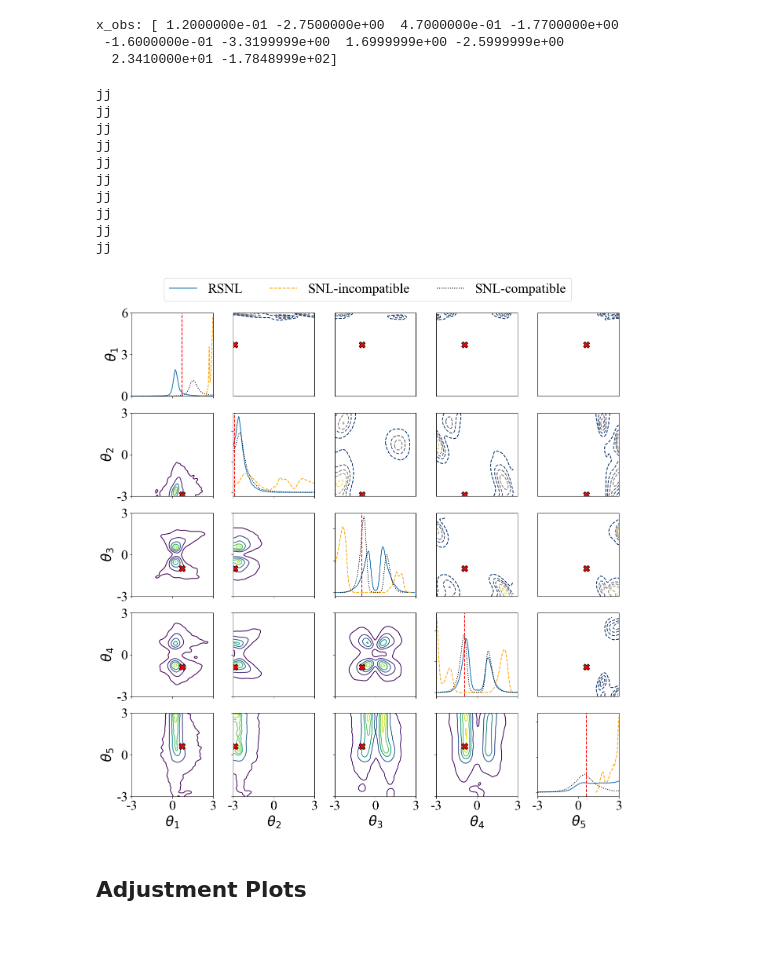
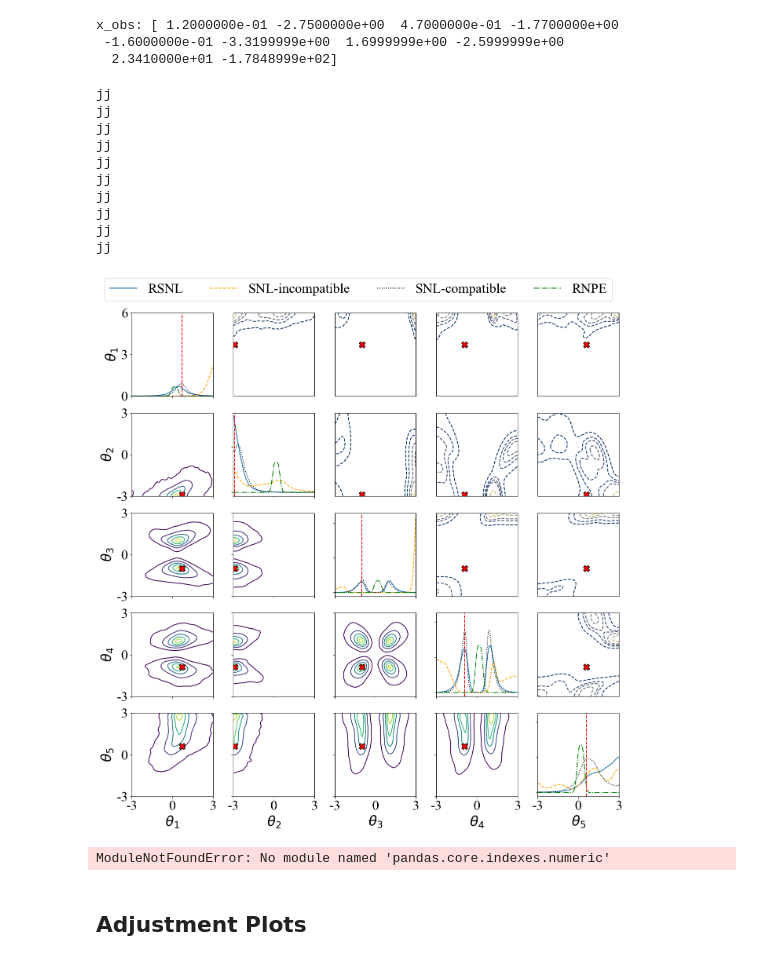
Before and after one commit to RyanJafefKelly/rsnl, a Jupyter notebook: notebooks/contaminated_slcp_plots.ipynb, the cells around one changed output. Cells and saved outputs as stored; diff of their text form; code cells hidden in the pictures.

Commit message:
Plot updates - include RNPE

```diff
--- a/notebooks/contaminated_slcp_plots.ipynb
+++ b/notebooks/contaminated_slcp_plots.ipynb
@@ -26,29 +26,38 @@ x_obs: [ 1.2000000e-01 -2.7500000e+00  4.7000000e-01 -1.7700000e+00
  -1.6000000e-01 -3.3199999e+00  1.6999999e+00 -2.5999999e+00
   2.3410000e+01 -1.7848999e+02]
 # %%
-with open("../res/contaminated_slcp/rsnl/seed_1/theta.pkl", "rb") as f:
+with open("../res/contaminated_slcp/rsnl/seed_0/theta.pkl", "rb") as f:
     theta_draws_rsnl = jnp.array(pd.read_pickle(f))
 
 thetas_rsnl = jnp.concatenate(theta_draws_rsnl, axis=0)
 
-with open("../res/contaminated_slcp/snl/seed_1/theta.pkl", "rb") as f:
+with open("../res/contaminated_slcp/snl/seed_0/theta.pkl", "rb") as f:
     theta_draws_snl = jnp.array(pd.read_pickle(f))
 
 thetas_snl = jnp.concatenate(theta_draws_snl, axis=0)
 
-with open("../res/contaminated_slcp/well_specified_snl/seed_1/theta.pkl", "rb") as f:
+with open("../res/contaminated_slcp/well_specified_snl/seed_0/theta.pkl", "rb") as f:
     theta_draws_well_specified_snl = jnp.array(pd.read_pickle(f))
 
+with open("../res_rnpe/contaminated_slcp/seed_0/thetas.pkl", "rb") as f:
+    try:
+        # data = pkl.load(f)
+        theta_draws_rnpe = pkl.load(f)['posterior_samples']['RNPE']
+    except ModuleNotFoundError:
+        theta_draws_rnpe = jnp.array(pd.read_pickle(f))
+
 theta_well_specified_snl = jnp.concatenate(theta_draws_well_specified_snl, axis=0)
 # %%
 rsnl_theta_plot = {}
 snl_theta_plot = {}
 snl_well_specified_theta_plot = {}
+rnpe_theta_plot = {}
 
 for i in range(5):
     rsnl_theta_plot['theta' + str(i+1)] = thetas_rsnl[:, i]
     snl_theta_plot['theta' + str(i+1)] = thetas_snl[:, i]
     snl_well_specified_theta_plot['theta' + str(i+1)] = theta_well_specified_snl[:, i]
+    rnpe_theta_plot['theta' + str(i+1)] = theta_draws_rnpe[:, i]
 
 var_name_map = {}
 reference_values = {}
@@ -97,10 +106,11 @@ for ii, ax_ii in enumerate(axes):
             # ax_jj.plot(xs, kde_jj(xs), color='black')
             az.plot_dist(snl_theta_plot['theta' + str(ii+1)],ax=ax_jj, color='orange', plot_kwargs={'linestyle': 'dashed'}, label='SNL-incompatible')
             az.plot_dist(snl_well_specified_theta_plot['theta' + str(ii+1)],ax=ax_jj, color='black', plot_kwargs={'linestyle': 'dotted'}, label='SNL-compatible')
+            az.plot_dist(rnpe_theta_plot['theta' + str(ii+1)],ax=ax_jj, color='green', plot_kwargs={'linestyle': 'dashdot'}, label='RNPE')
             if ii != 0:
                 ax_jj.get_legend().remove()
             else:
-                ax_jj.legend(bbox_to_anchor=(5.5, 1.5), ncol=3,
+                ax_jj.legend(bbox_to_anchor=(6, 1.5), ncol=4,
                             #  mode="expand", borderaxespad=0.
                              )
             ax_jj.axvline(x=true_params[jj], color='red', linestyle='dashed')
@@ -131,39 +141,41 @@ for ii, ax_ii in enumerate(axes):
         #     axes[ii, jj] = axes2[jj, ii]
             # ax_jj.plot(x=0, y=0)
 # plt.axes().get_xaxis().set_visible(True)
 # plt.axes().get_yaxis().set_visible(True)
 for i in range(5):
     for j in range(5):
         if i != j:
             axes[i][j].set_ylim(-3, 3)
             axes[i][j].set_yticks([-3, 0, 3])
         else:
             if i == 0:
                 axes[i][j].set_yticks([0, 3, 6])
                 axes[i][j].set_ylim(0, 6)
         axes[i][j].set_xlim(-3, 3)
         axes[i][j].set_xticks([-3, 0, 3])
 
 # plt.show()
 plt.subplots_adjust(wspace=0.25)  # adjust the space between the subplots
 plt.savefig("slcp_joint_all.pdf", bbox_inches='tight')
 # %% [output]
 jj
 jj
 jj
 jj
 jj
 jj
 jj
 jj
 jj
 jj
-[figure, old version]
+[figure, new version]
 # %%
 with open("../res/contaminated_slcp/rsnl/seed_1/adj_params.pkl", "rb") as f:
     adj_params = jnp.array(pkl.load(f))
 
 adj_params = jnp.concatenate(adj_params, axis=0)
+# %% [output]
+ModuleNotFoundError: No module named 'pandas.core.indexes.numeric'
 # %%
 # Set the default font to Times New Roman
 plt.rcParams['font.family'] = 'serif'
```
Also changed, not shown: 1 other file.
